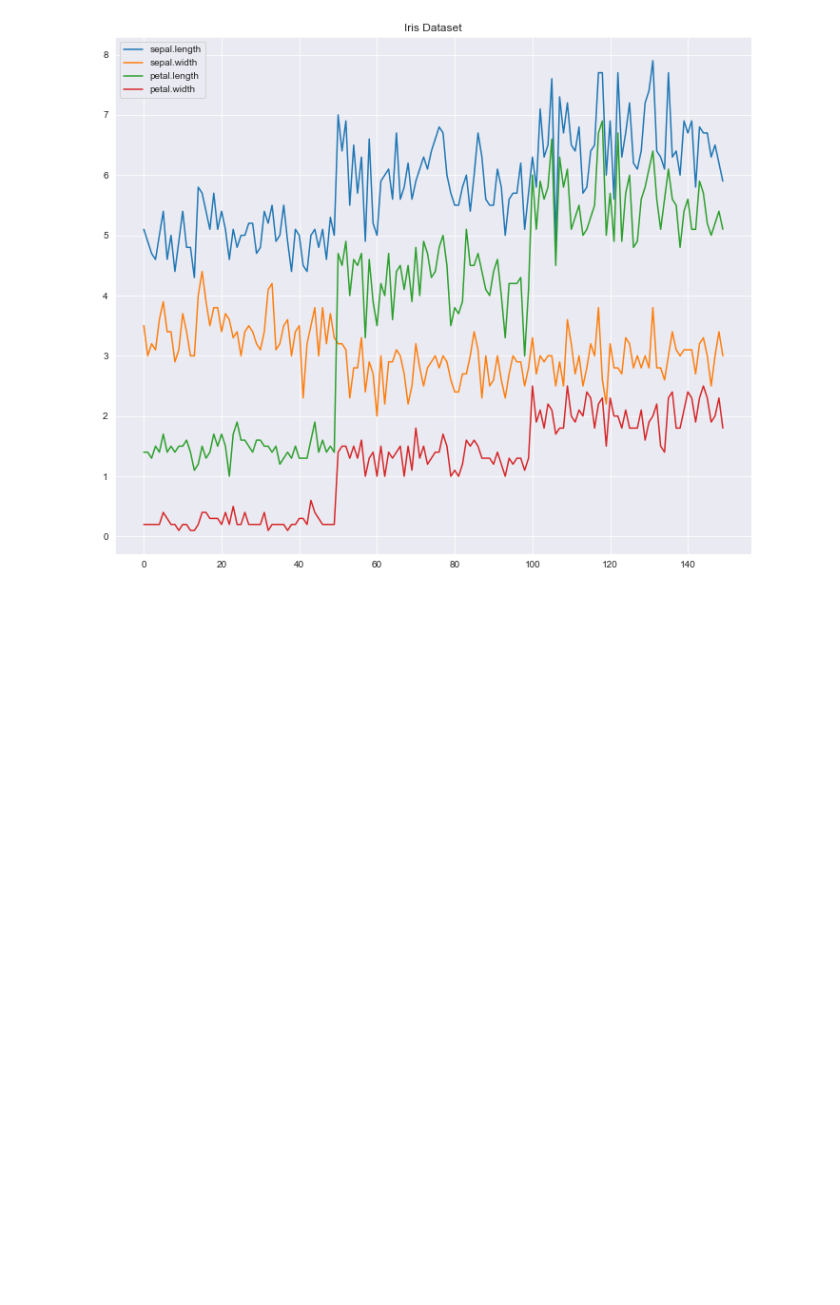
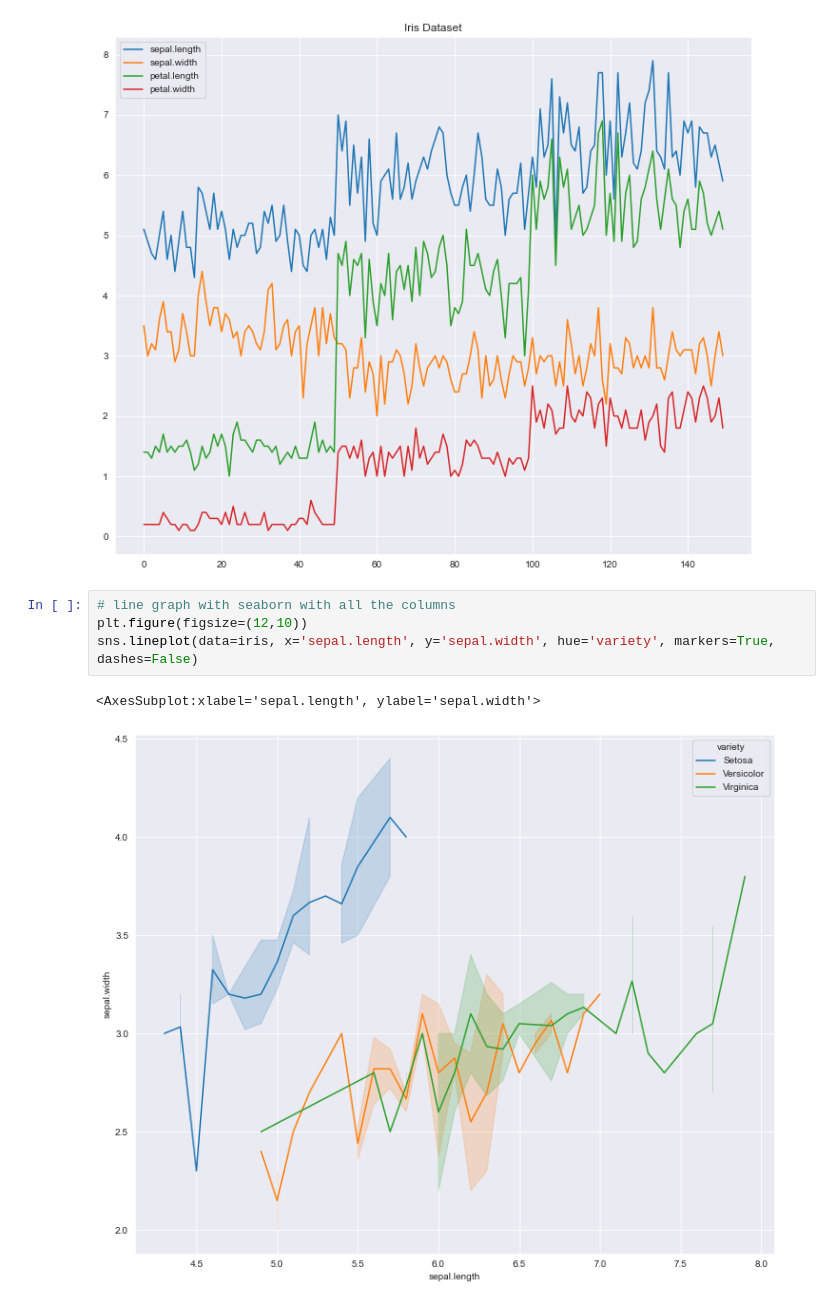
Before and after one commit to roblivesinottawa/university_intro_machine_learning, a Jupyter notebook: notebooks/iris_viz.ipynb, the cells around one changed output. Drawn from its saved outputs; the diff is of its cells as text; blank space fills up the shorter version.

```diff
--- a/notebooks/iris_viz.ipynb
+++ b/notebooks/iris_viz.ipynb
@@ -109,3 +109,10 @@ ax.legend(loc='best')
 # %% [output]
 <matplotlib.legend.Legend at 0x...>
 [figure]
+# %%
+# line graph with seaborn with all the columns
+plt.figure(figsize=(12,10))
+sns.lineplot(data=iris, x='sepal.length', y='sepal.width', hue='variety', markers=True, dashes=False)
+# %% [output]
+<AxesSubplot:xlabel='sepal.length', ylabel='sepal.width'>
+[figure, added]
```
Also changed, not shown: parts of 1 cell of this notebook.
